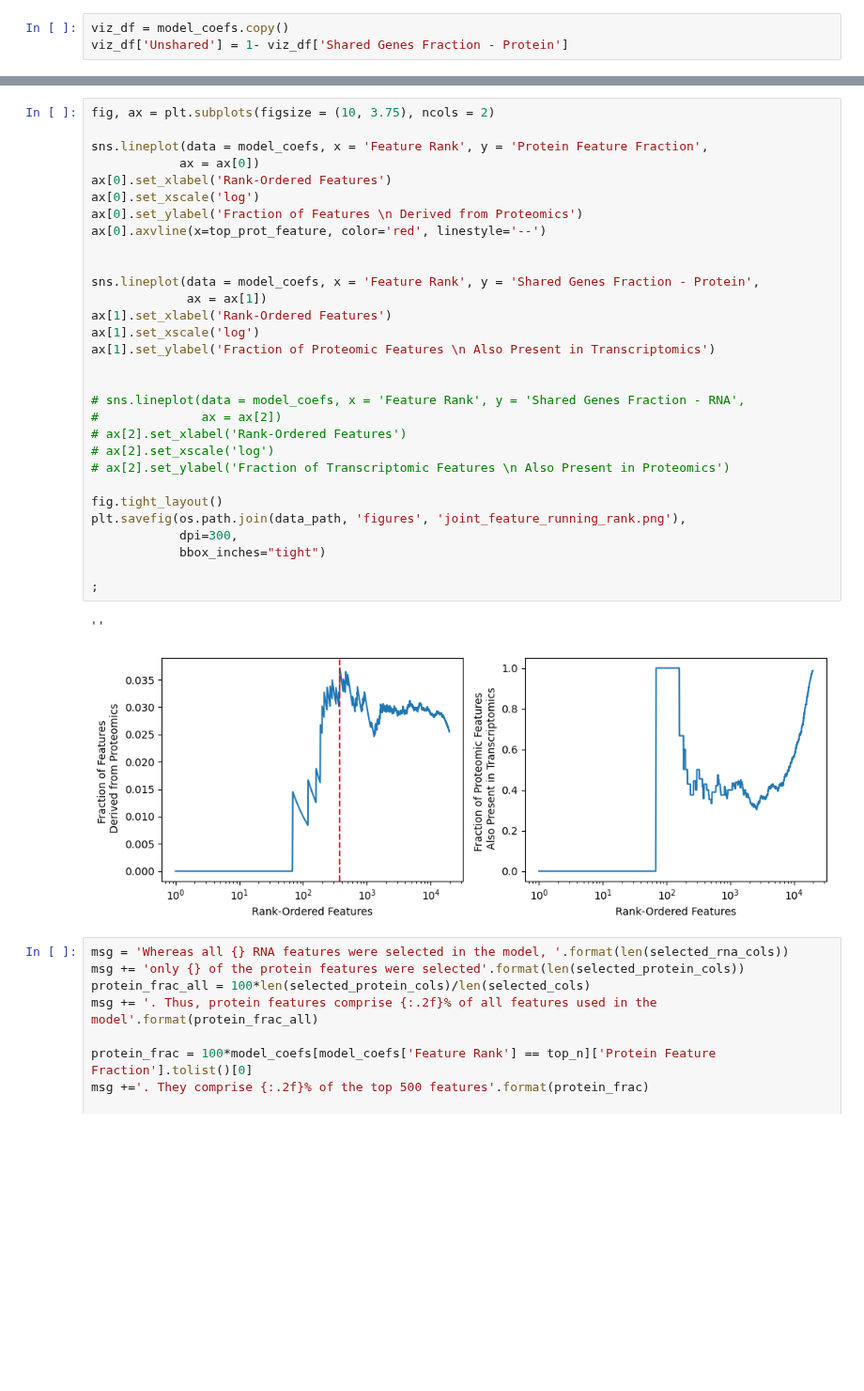
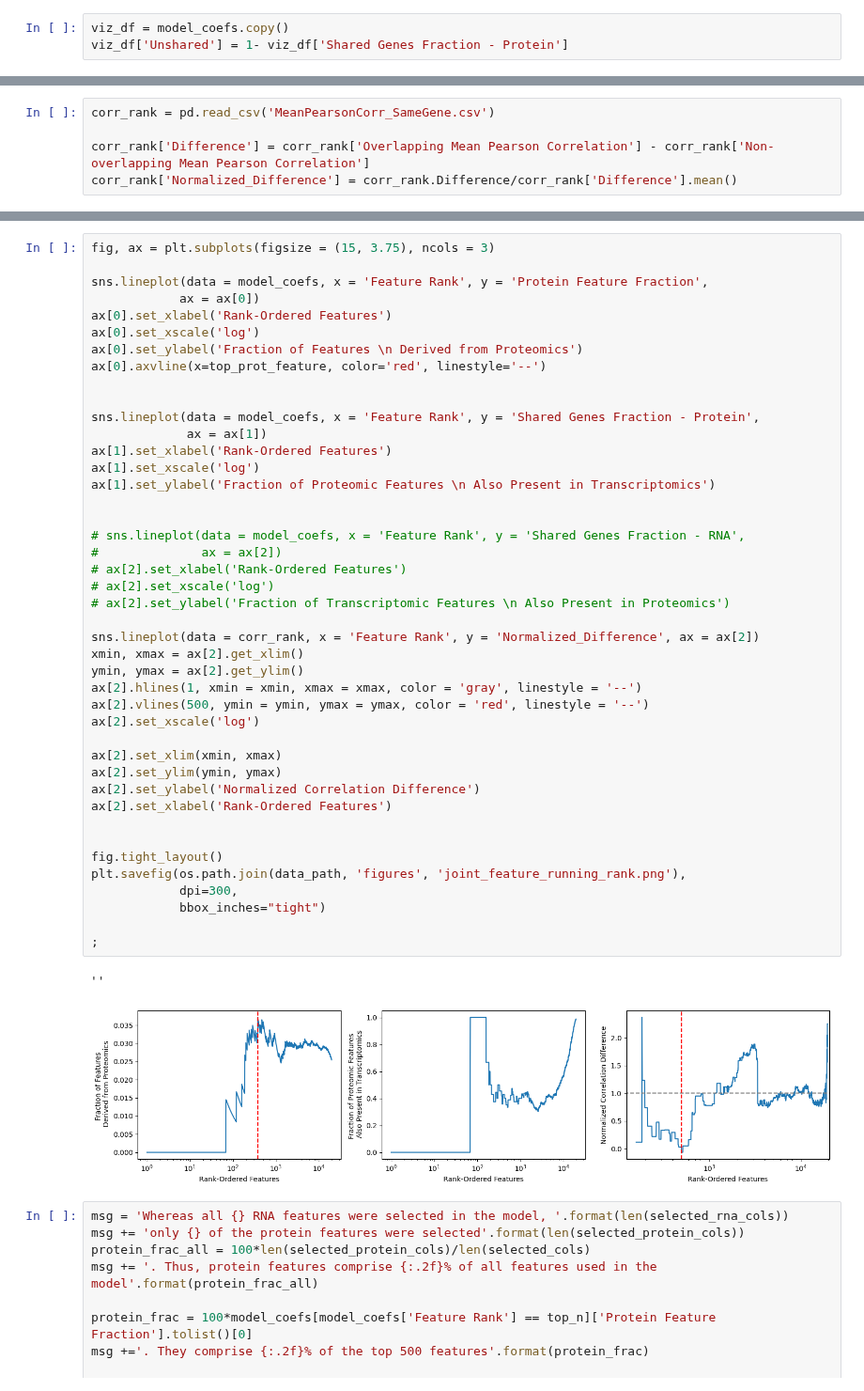
Before and after one commit to hmbaghdassarian/metastatic_potential, a Jupyter notebook: notebooks/C_joint_prediction/04_feature_analysis.ipynb, the cells around one changed output, grey strips where cells are left out. Shown at 94% size. Saved outputs shown, nothing was run; the diff lists cells and outputs as text; blank space fills up the shorter version.

```diff
--- a/notebooks/C_joint_prediction/04_feature_analysis.ipynb
+++ b/notebooks/C_joint_prediction/04_feature_analysis.ipynb
@@ -301,0 +290,5 @@ viz_df['Unshared'] = 1- viz_df['Shared Genes Fraction - Protein']
+# %%
+corr_rank = pd.read_csv('MeanPearsonCorr_SameGene.csv')
+
+corr_rank['Difference'] = corr_rank['Overlapping Mean Pearson Correlation'] - corr_rank['Non-overlapping Mean Pearson Correlation']
+corr_rank['Normalized_Difference'] = corr_rank.Difference/corr_rank['Difference'].mean()
@@ -302,36 +311,49 @@ viz_df['Unshared'] = 1- viz_df['Shared Genes Fraction - Protein']
 # %%
-fig, ax = plt.subplots(figsize = (10, 3.75), ncols = 2)
+fig, ax = plt.subplots(figsize = (15, 3.75), ncols = 3)
 
 sns.lineplot(data = model_coefs, x = 'Feature Rank', y = 'Protein Feature Fraction',
             ax = ax[0])
 ax[0].set_xlabel('Rank-Ordered Features')
 ax[0].set_xscale('log')
 ax[0].set_ylabel('Fraction of Features \n Derived from Proteomics')
 ax[0].axvline(x=top_prot_feature, color='red', linestyle='--')
 
 
 sns.lineplot(data = model_coefs, x = 'Feature Rank', y = 'Shared Genes Fraction - Protein',
              ax = ax[1])
 ax[1].set_xlabel('Rank-Ordered Features')
 ax[1].set_xscale('log')
 ax[1].set_ylabel('Fraction of Proteomic Features \n Also Present in Transcriptomics')
 
 
 # sns.lineplot(data = model_coefs, x = 'Feature Rank', y = 'Shared Genes Fraction - RNA',
 #              ax = ax[2])
 # ax[2].set_xlabel('Rank-Ordered Features')
 # ax[2].set_xscale('log')
 # ax[2].set_ylabel('Fraction of Transcriptomic Features \n Also Present in Proteomics')
 
+sns.lineplot(data = corr_rank, x = 'Feature Rank', y = 'Normalized_Difference', ax = ax[2])
+xmin, xmax = ax[2].get_xlim()
+ymin, ymax = ax[2].get_ylim()
+ax[2].hlines(1, xmin = xmin, xmax = xmax, color = 'gray', linestyle = '--')
+ax[2].vlines(500, ymin = ymin, ymax = ymax, color = 'red', linestyle = '--')
+ax[2].set_xscale('log')
+
+ax[2].set_xlim(xmin, xmax)
+ax[2].set_ylim(ymin, ymax)
+ax[2].set_ylabel('Normalized Correlation Difference')
+ax[2].set_xlabel('Rank-Ordered Features')
+
+
 fig.tight_layout()
 plt.savefig(os.path.join(data_path, 'figures', 'joint_feature_running_rank.png'),
             dpi=300,
             bbox_inches="tight")
 
 ;
 # %% [output]
 ''
-[figure, old version]
+[figure, new version]
 # %%
 msg = 'Whereas all {} RNA features were selected in the model, '.format(len(selected_rna_cols))
 msg += 'only {} of the protein features were selected'.format(len(selected_protein_cols))
```
Also changed, not shown: parts of 4 cells of this notebook, 4 other files.
